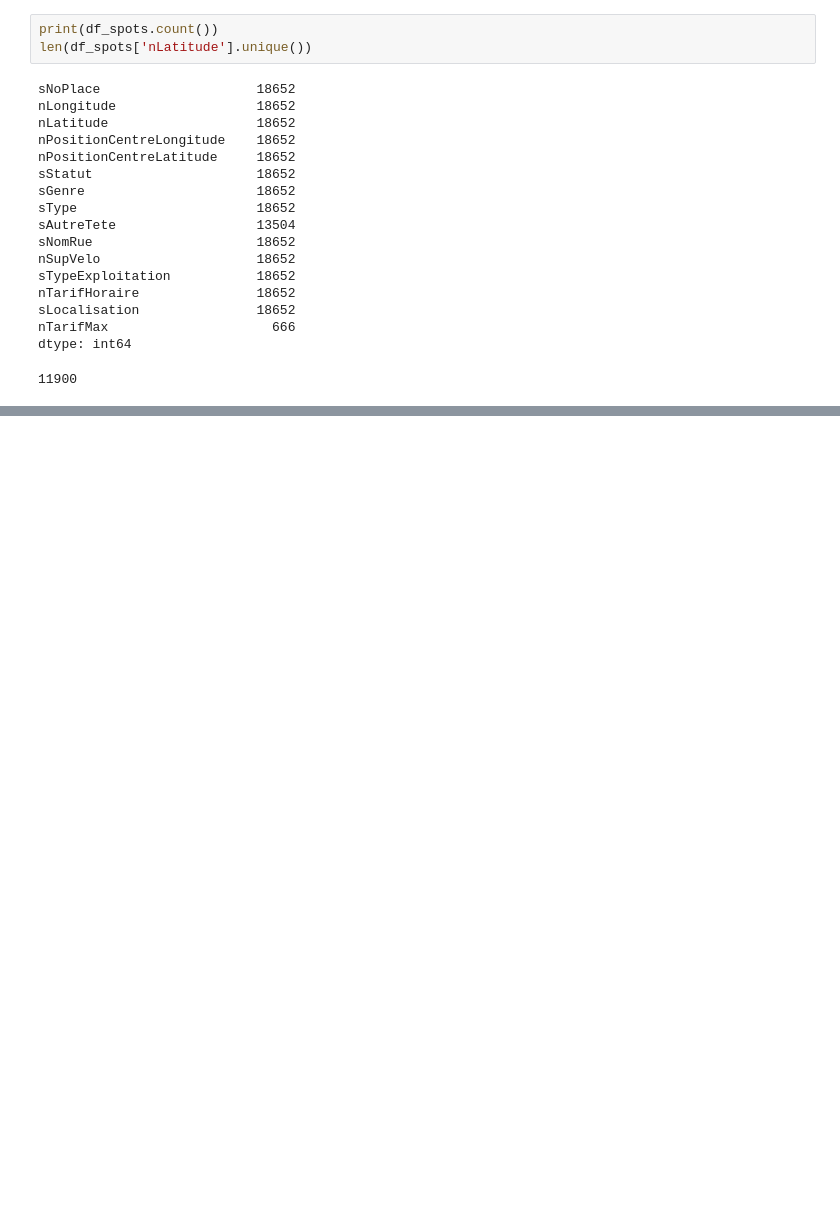
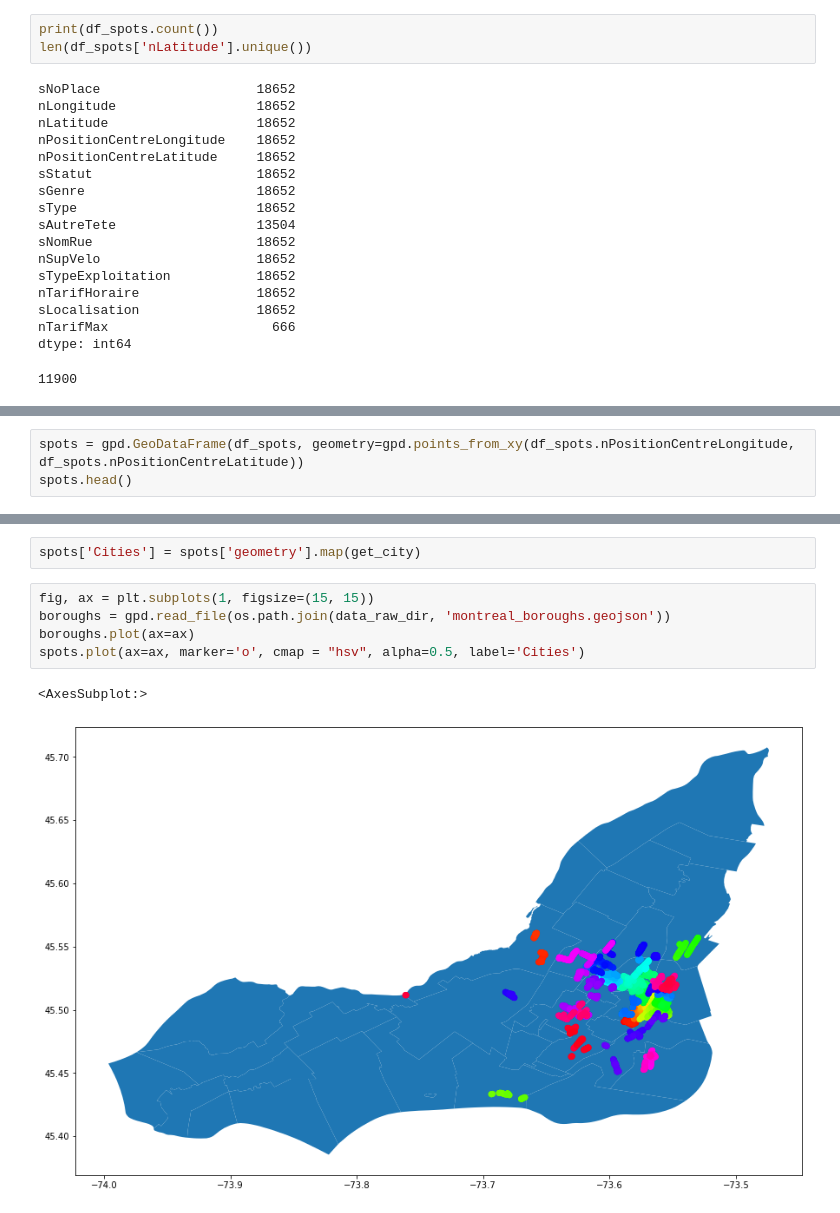
Before and after one commit to Gagandeep999/Big-Data-Analytics, a Jupyter notebook: notebooks/0.3-GS-parking_spots.ipynb, the cells around one changed output, grey strips where cells are left out. Saved outputs shown, nothing was run; the diff lists cells and outputs as text; blank space fills up the shorter version.

Commit message:
generating visualizations for dask

```diff
--- a/notebooks/0.3-GS-parking_spots.ipynb
+++ b/notebooks/0.3-GS-parking_spots.ipynb
@@ -53,0 +54,3 @@ plt.show()
+# %%
+spots = gpd.GeoDataFrame(df_spots, geometry=gpd.points_from_xy(df_spots.nPositionCentreLongitude, df_spots.nPositionCentreLatitude))
+spots.head()
@@ -53,0 +111,10 @@ plt.show()
+# %%
+spots['Cities'] = spots['geometry'].map(get_city)
+# %%
+fig, ax = plt.subplots(1, figsize=(15, 15))
+boroughs = gpd.read_file(os.path.join(data_raw_dir, 'montreal_boroughs.geojson'))
+boroughs.plot(ax=ax)
+spots.plot(ax=ax, marker='o', cmap = "hsv", alpha=0.5, label='Cities')
+# %% [output]
+<AxesSubplot:>
+[figure, added]
```
Also changed, not shown: parts of 6 cells of this notebook, 12 other files.
